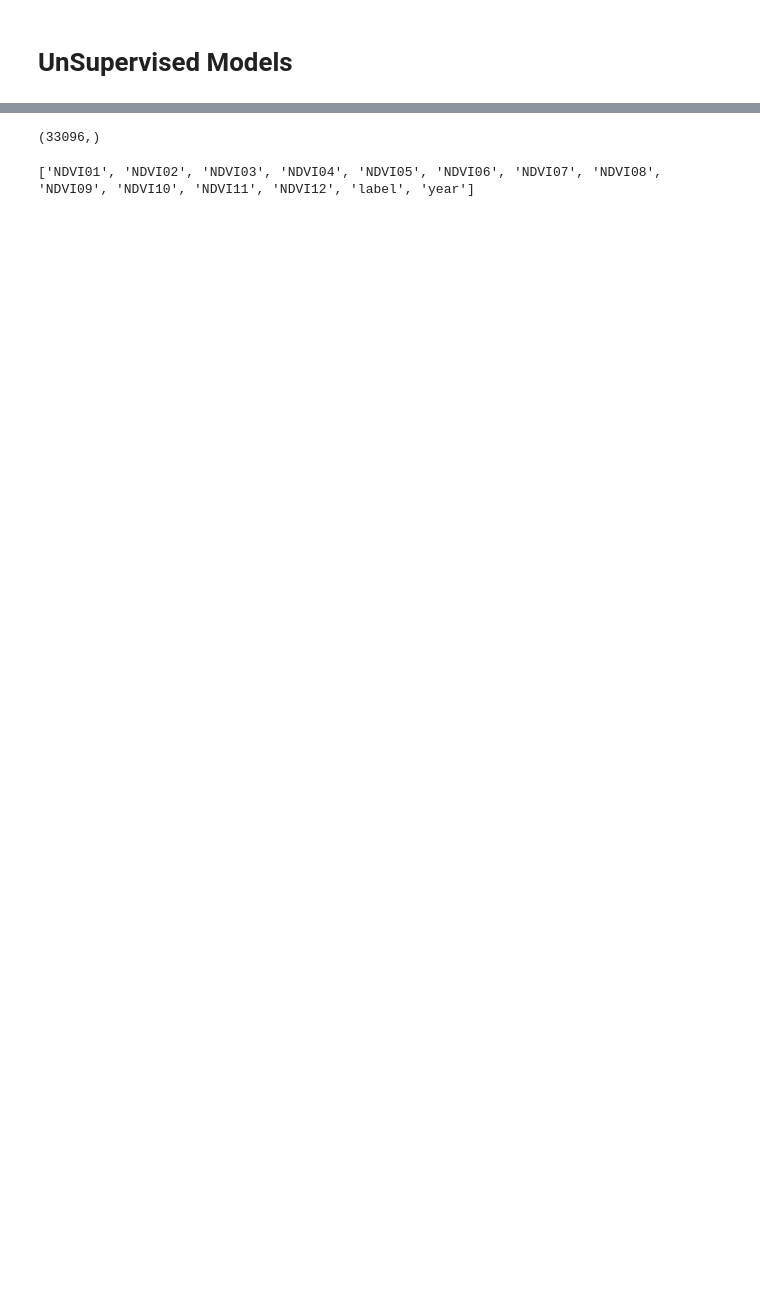
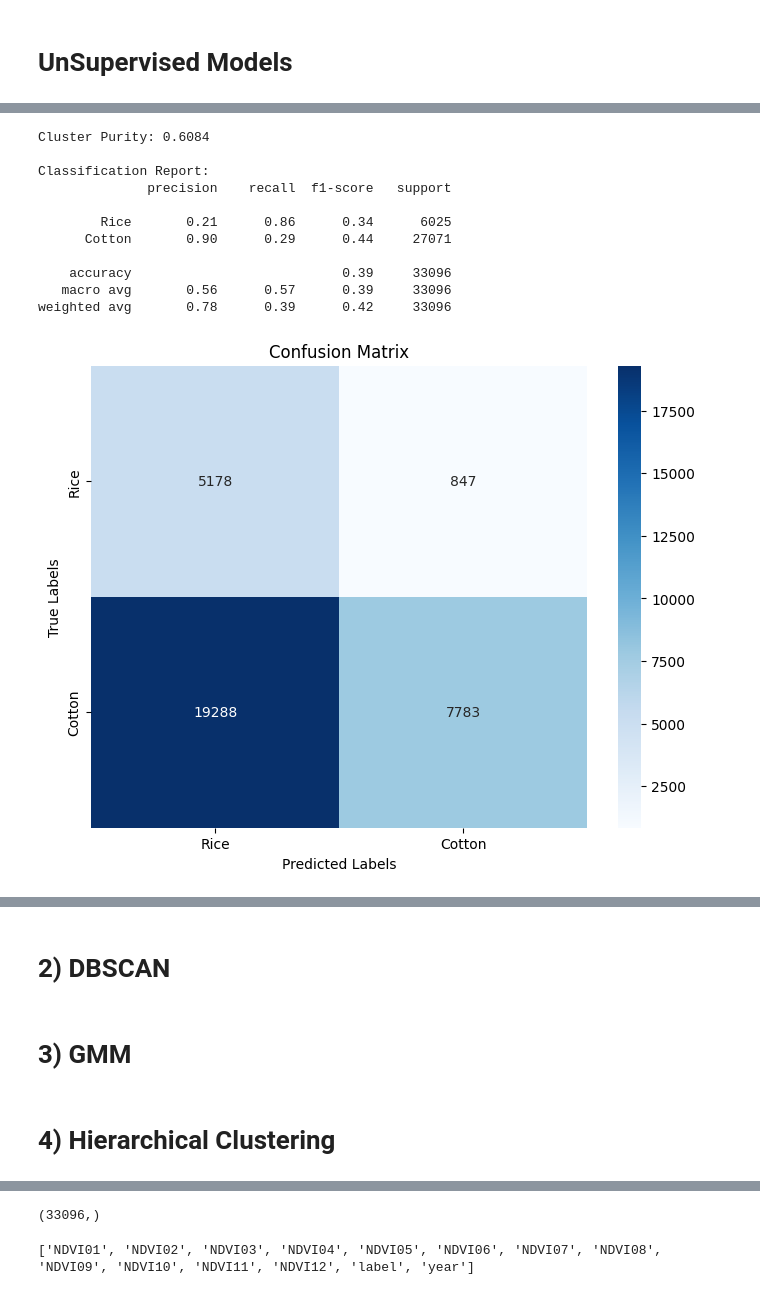
Before and after one commit to haseeb-m4235/NDVI-Based-Crop-Classification-for-Rice-and-Cotton-Using-Machine-Learning, a Jupyter notebook: mainUnsupervised.ipynb, the cells around one changed output, grey strips where cells are left out. Cells and saved outputs as stored; diff of their text form; code cells hidden in the pictures; blank space fills up the shorter version.

```diff
--- a/mainUnsupervised.ipynb
+++ b/mainUnsupervised.ipynb
@@ -6,0 +82,11 @@ import pandas as pd
+# %%
+'''Initializing KMeans model'''
+kmeans_model = KMeans(
+    n_clusters=2,              # Number of clusters
+    init="k-means++",          # Intelligent centroid initialization
+    n_init=20,                 # Increase number of initialization runs
+    max_iter=300,              # Maximum number of iterations
+    random_state=42            # Ensure reproducibility
+)
+'''Passing The KMeans model and data to our own KMeansModel class'''
+kmeans_with_pca = KMeansModel(data, kmeans_model)
@@ -6,0 +98,16 @@ import pandas as pd
+# %%
+# With PCA
+results_with_pca = kmeans_with_pca.train_and_evaluate(use_pca=True, n_components=8)
+# %% [output]
+Cluster Purity: 0.6084
+
+Classification Report:
+              precision    recall  f1-score   support
+
+        Rice       0.21      0.86      0.34      6025
+      Cotton       0.90      0.29      0.44     27071
+
+    accuracy                           0.39     33096
+   macro avg       0.56      0.57      0.39     33096
+weighted avg       0.78      0.39      0.42     33096
+[figure, added]
@@ -6,0 +115,6 @@ import pandas as pd
+# %% [markdown]
+# 2) DBSCAN
+# %% [markdown]
+# 3) GMM
+# %% [markdown]
+# 4) Hierarchical Clustering
```
Also changed, not shown: parts of 18 cells of this notebook, 3 other files.
